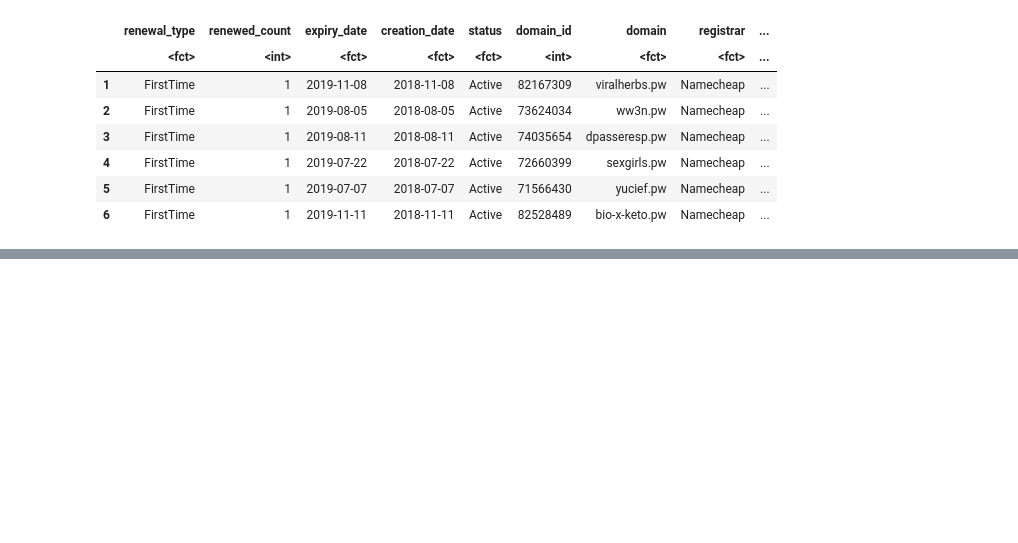
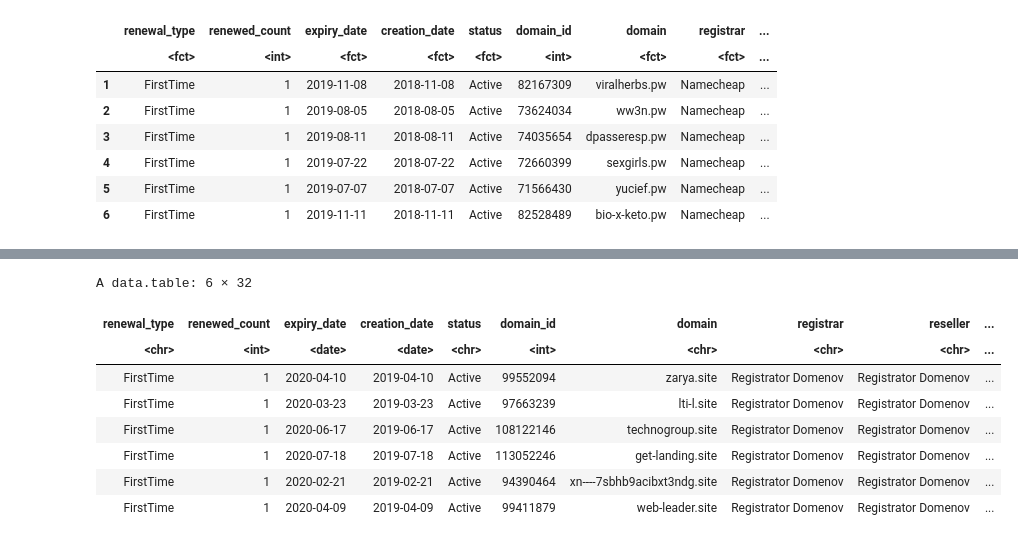
Before and after one commit to liouviaglou/Domains, a Jupyter notebook: scripts/phaseII_06_fallbacksupp/06_predmeta_test.ipynb, the cells around one changed output, grey strips where cells are left out. Saved outputs shown, nothing was run; the diff lists cells and outputs as text; code cells hidden in the pictures; blank space fills up the shorter version.

```diff
--- a/scripts/phaseII_06_fallbacksupp/06_predmeta_test.ipynb
+++ b/scripts/phaseII_06_fallbacksupp/06_predmeta_test.ipynb
@@ -851,0 +865,4 @@ A data.frame: 6 × 39
+# %%
+# model_seg2_glm_ALL
+tld_registrar_str = "siteregistrator domenov"
+# tld_registrar_str = "onlinenominalia"
@@ -851,0 +871,9 @@ A data.frame: 6 × 39
+# %%
+model <- model_seg2_glm_siteregistratordomenov
+# %%
+tld_reseller_str = tld_registrar_str
+test_list = expiry_test_list
+test_list_tld_reseller = test_list[tld_reseller_str]
+test_df_tld_reseller =  rbindlist(test_list_tld_reseller,use.names=TRUE)
+# %%
+pred = mass_predict_first_renewal(test_list_tld_reseller, model)
@@ -851,0 +885,12 @@ A data.frame: 6 × 39
+# %%
+head(pred)
+# %% [output]
+A data.table: 6 × 32
+| renewal_type | renewed_count | expiry_date | creation_date | status | domain_id | domain | registrar | reseller | ... |
+| <chr> | <int> | <date> | <date> | <chr> | <int> | <chr> | <chr> | <chr> | ... |
+| FirstTime | 1 | 2020-04-10 | 2019-04-10 | Active | 99552094 | zarya.site | Registrator Domenov | Registrator Domenov | ... |
+| FirstTime | 1 | 2020-03-23 | 2019-03-23 | Active | 97663239 | lti-l.site | Registrator Domenov | Registrator Domenov | ... |
+| FirstTime | 1 | 2020-06-17 | 2019-06-17 | Active | 108122146 | technogroup.site | Registrator Domenov | Registrator Domenov | ... |
+| FirstTime | 1 | 2020-07-18 | 2019-07-18 | Active | 113052246 | get-landing.site | Registrator Domenov | Registrator Domenov | ... |
+| FirstTime | 1 | 2020-02-21 | 2019-02-21 | Active | 94390464 | xn----7sbhb9acibxt3ndg.site | Registrator Domenov | Registrator Domenov | ... |
+| FirstTime | 1 | 2020-04-09 | 2019-04-09 | Active | 99411879 | web-leader.site | Registrator Domenov | Registrator Domenov | ... |
```
Also changed, not shown: parts of 15 cells of this notebook, 5 other files.
